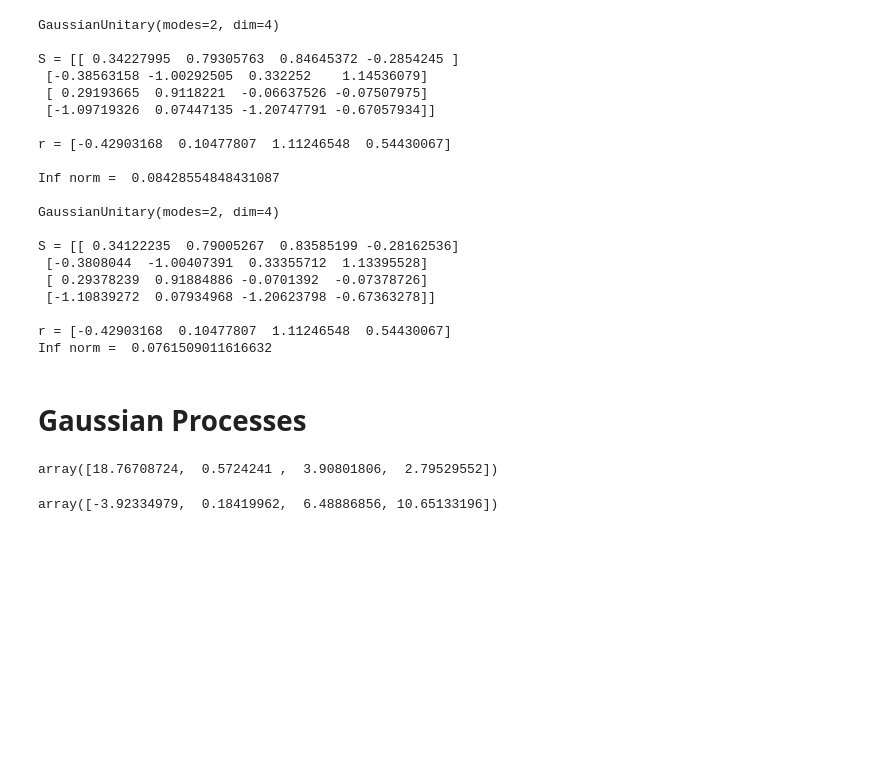
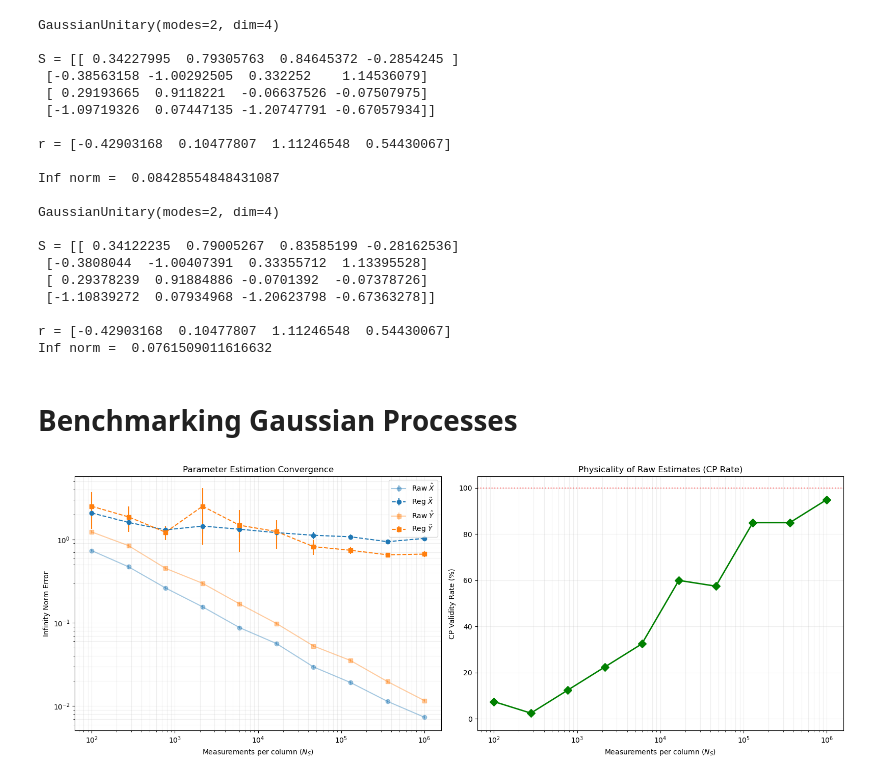
Before and after one commit to AsadullahBhuiyan/gaussian_channel_process_tomography, a Jupyter notebook: Tim/Gaussian-Channels.ipynb, the cells around one changed output. Saved outputs shown, nothing was run; the diff lists cells and outputs as text; code cells hidden in the pictures; blank space fills up the shorter version.

```diff
--- a/Tim/Gaussian-Channels.ipynb
+++ b/Tim/Gaussian-Channels.ipynb
@@ -829,4 +874,4 @@ S = [[ 0.34122235  0.79005267  0.83585199 -0.28162536]
 r = [-0.42903168  0.10477807  1.11246548  0.54430067]
 Inf norm =  0.0761509011616632
 # %% [markdown]
-# Gaussian Processes
+# Benchmarking Gaussian Processes
@@ -833,5 +960,9 @@ Inf norm =  0.0761509011616632
 # %%
 m = 2
-z = 6
-state = GaussianState.coherent(m)
+z = 2
 GP = GaussianProcess.random(m,z)
+
+meas_arr = np.logspace(2, 6,10).astype(int)
+_ = error_vs_meas_gp(GP, meas_arr, 40, randomize_process = True)
+# %% [output]
+[figure, added]
@@ -840,15 +968,0 @@ GP_est = GP.estimate_process(10**2)
-# %%
-GP_est.Y = GP_est.regularize_Y()
-vals, _ = np.linalg.eig(GP_est.Y)
-vals
-# %% [output]
-array([18.76708724,  0.5724241 ,  3.90801806,  2.79529552])
-# %%
-Y = GP_est.Y
-X = GP_est.X
-Omega = omega_mat(m)
-CP = Y +1j*Omega - 1j*X @ Omega @ X.T
-vals, _ = np.linalg.eigh(CP)
-vals
-# %% [output]
-array([-3.92334979,  0.18419962,  6.48886856, 10.65133196])
```
Also changed, not shown: parts of 12 cells of this notebook.
